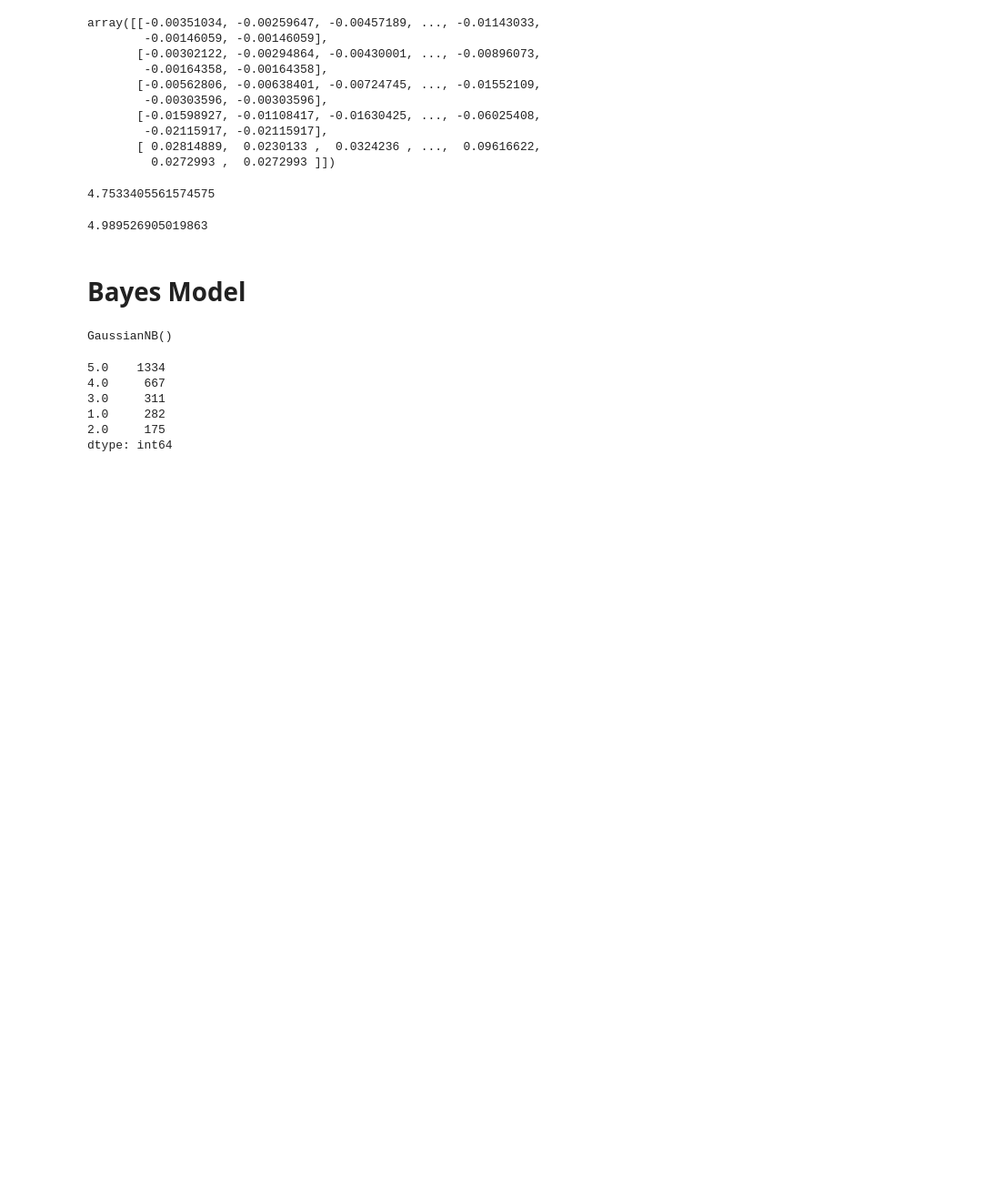
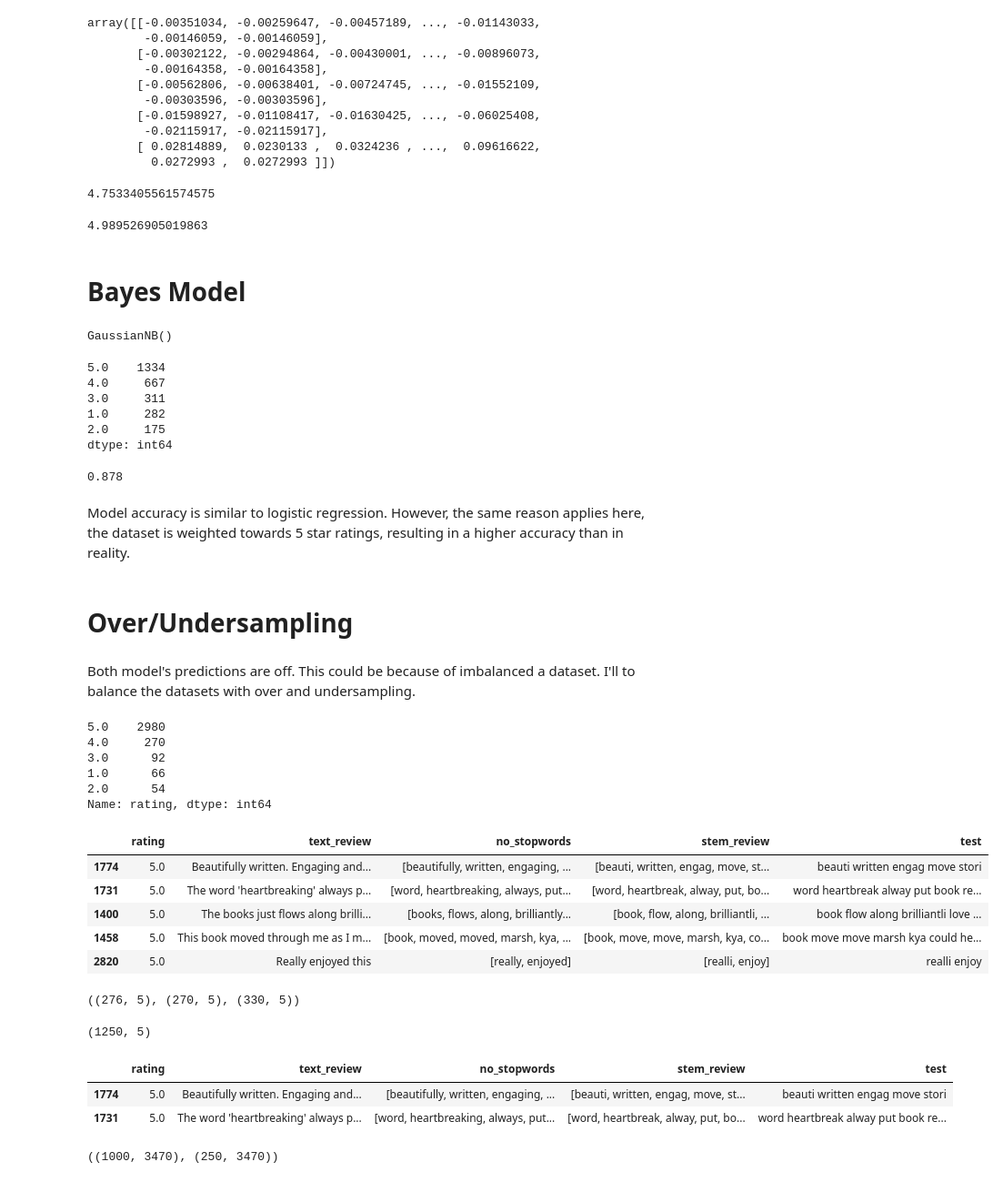
Before and after one commit to ElCodey/Sentiment-Analysis-Rating-Predictor, a Jupyter notebook: Project/Rating Predictor.ipynb, the cells around one changed output. Shown: that part at 91% size. Saved outputs shown, nothing was run; the diff lists cells and outputs as text; code cells hidden in the pictures; blank space fills up the shorter version.

```diff
--- a/Project/Rating Predictor.ipynb
+++ b/Project/Rating Predictor.ipynb
@@ -308,3 +318,42 @@ series_y_pred_NB.value_counts()
 1.0     282
 2.0     175
 dtype: int64
+# %%
+accuracy_score(y_new_train, y_new_pred_NB)
+# %% [output]
+0.878
+# %% [markdown]
+Model accuracy is similar to logistic regression. However, the same reason applies here, the dataset is weighted towards 5 star ratings, resulting in a higher accuracy than in reality.
+# %% [markdown]
+# Over/Undersampling
+# %% [markdown]
+Both model's predictions are off. This could be because of imbalanced a dataset. I'll to balance the datasets with over and undersampling.
+# %%
+#Seeing how many ratings there are for each star
+df["rating"].value_counts()
+# %% [output]
+5.0    2980
+4.0     270
+3.0      92
+1.0      66
+2.0      54
+Name: rating, dtype: int64
+# %%
+#I'll use some oversampling, as there isn't much data for the lower stars. I'll try the models with 250 reviews
+df_oversampling = pd.concat([df[df["rating"] == 5.0].sample(250), df[df["rating"] == 4.0].sample(250)])
+df_oversampling.head()
+# %% [output]
+|  | rating | text_review | no_stopwords | stem_review | test |
+| 1774 | 5.0 | Beautifully written. Engaging and... | [beautifully, written, engaging, ... | [beauti, written, engag, move, st... | beauti written engag move stori |
+| 1731 | 5.0 | The word 'heartbreaking' always p... | [word, heartbreaking, always, put... | [word, heartbreak, alway, put, bo... | word heartbreak alway put book re... |
+| 1400 | 5.0 | The books just flows along brilli... | [books, flows, along, brilliantly... | [book, flow, along, brilliantli, ... | book flow along brilliantli love ... |
+| 1458 | 5.0 | This book moved through me as I m... | [book, moved, moved, marsh, kya, ... | [book, move, move, marsh, kya, co... | book move move marsh kya could he... |
+| 2820 | 5.0 | Really enjoyed this | [really, enjoyed] | [realli, enjoy] | realli enjoy |
+# %%
+#Oversampling ratings 1-3
+rating_3 = pd.concat([df[df["rating"] == 3.0]]*3, ignore_index = True)
+rating_2 = pd.concat([df[df["rating"] == 2.0]]*5, ignore_index = True)
+rating_1 = pd.concat([df[df["rating"] == 1.0]]*5, ignore_index = True)
+rating_3.shape, rating_2.shape, rating_1.shape
+# %% [output]
+((276, 5), (270, 5), (330, 5))
@@ -310,0 +363,10 @@ dtype: int64
+# %%
+df_oversampling.shape
+# %% [output]
+(1250, 5)
+# %%
+df_oversampling.head(2)
+# %% [output]
+|  | rating | text_review | no_stopwords | stem_review | test |
+| 1774 | 5.0 | Beautifully written. Engaging and... | [beautifully, written, engaging, ... | [beauti, written, engag, move, st... | beauti written engag move stori |
+| 1731 | 5.0 | The word 'heartbreaking' always p... | [word, heartbreaking, always, put... | [word, heartbreak, alway, put, bo... | word heartbreak alway put book re... |
@@ -310,0 +383,4 @@ dtype: int64
+# %%
+X_new_train.shape, X_new_test.shape
+# %% [output]
+((1000, 3470), (250, 3470))
```
Also changed, not shown: parts of 33 cells of this notebook.
